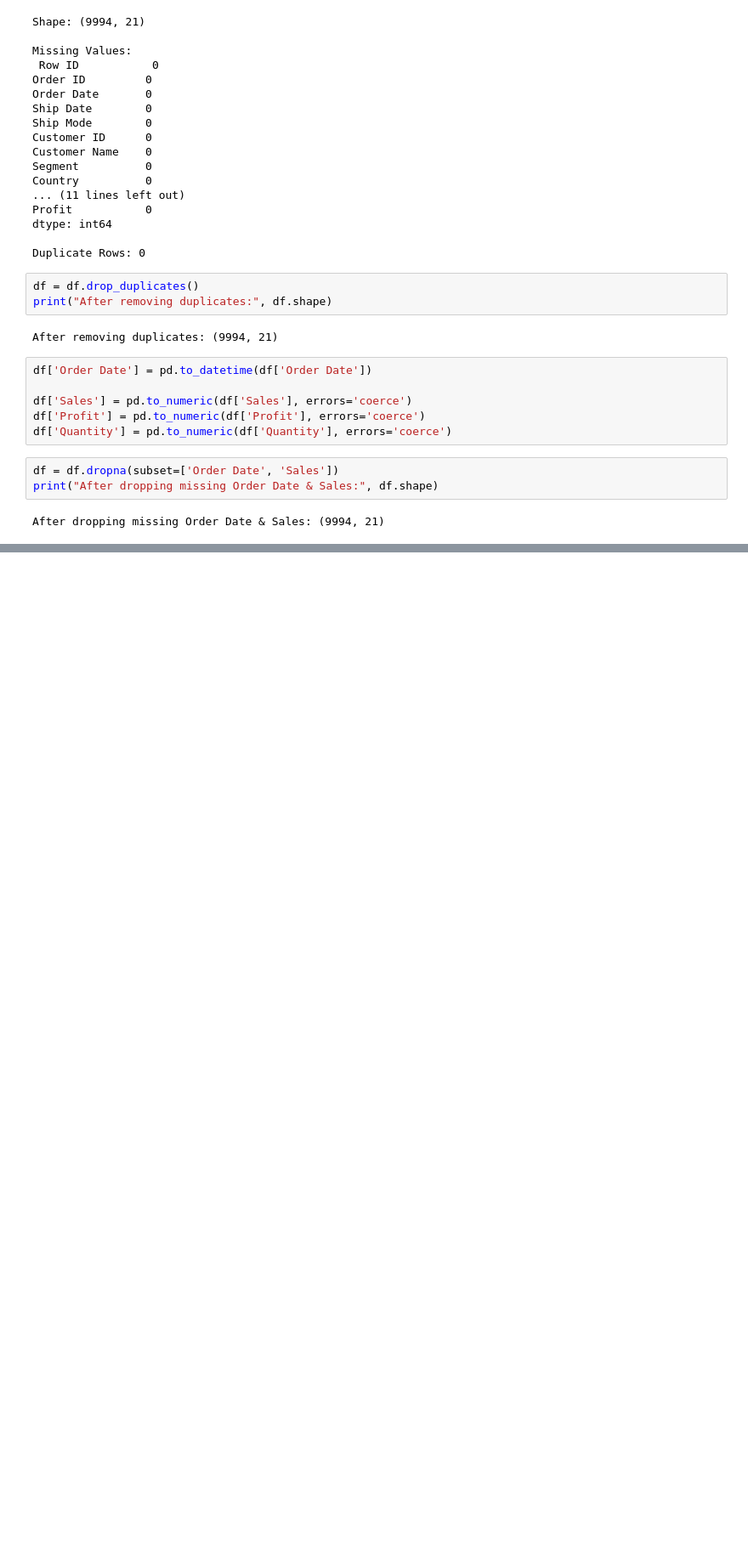
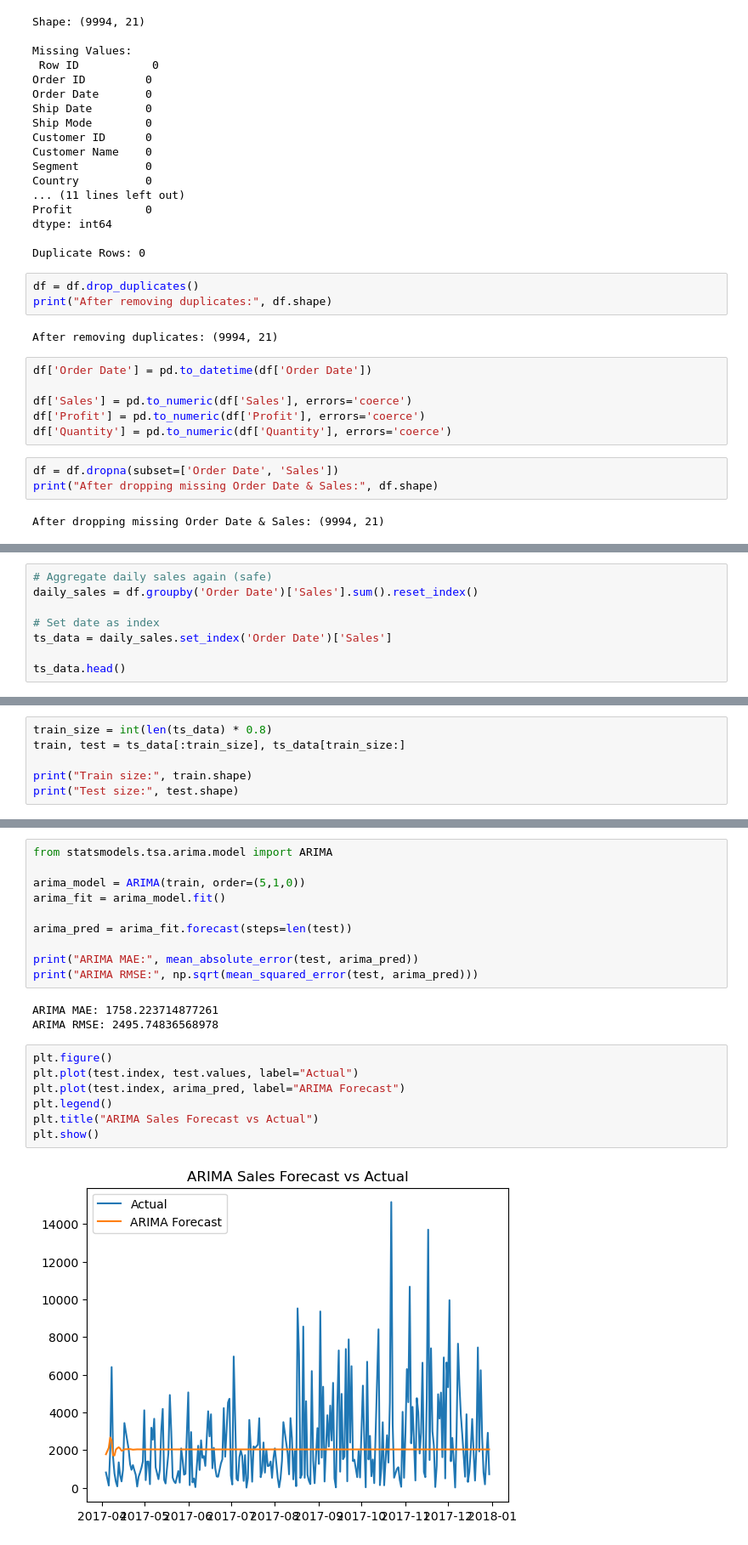
Before and after one commit to RAMAN23-stack/FUTURE_ML_01, a Jupyter notebook: notebook/sales_forecasting.ipynb, the cells around one changed output, grey strips where cells are left out. Shown at 85% size. Cells and saved outputs as stored; diff of their text form; blank space fills up the shorter version.

```diff
--- a/notebook/sales_forecasting.ipynb
+++ b/notebook/sales_forecasting.ipynb
@@ -73,0 +94,8 @@ plt.show()
+# %%
+# Aggregate daily sales again (safe)
+daily_sales = df.groupby('Order Date')['Sales'].sum().reset_index()
+
+# Set date as index
+ts_data = daily_sales.set_index('Order Date')['Sales']
+
+ts_data.head()
@@ -73,0 +110,6 @@ plt.show()
+# %%
+train_size = int(len(ts_data) * 0.8)
+train, test = ts_data[:train_size], ts_data[train_size:]
+
+print("Train size:", train.shape)
+print("Test size:", test.shape)
@@ -73,0 +141,22 @@ plt.show()
+# %%
+from statsmodels.tsa.arima.model import ARIMA
+
+arima_model = ARIMA(train, order=(5,1,0))
+arima_fit = arima_model.fit()
+
+arima_pred = arima_fit.forecast(steps=len(test))
+
+print("ARIMA MAE:", mean_absolute_error(test, arima_pred))
+print("ARIMA RMSE:", np.sqrt(mean_squared_error(test, arima_pred)))
+# %% [output]
+ARIMA MAE: 1758.223714877261
+ARIMA RMSE: 2495.74836568978
+# %%
+plt.figure()
+plt.plot(test.index, test.values, label="Actual")
+plt.plot(test.index, arima_pred, label="ARIMA Forecast")
+plt.legend()
+plt.title("ARIMA Sales Forecast vs Actual")
+plt.show()
+# %% [output]
+[figure, added]
```
Also changed, not shown: parts of 15 cells of this notebook.
